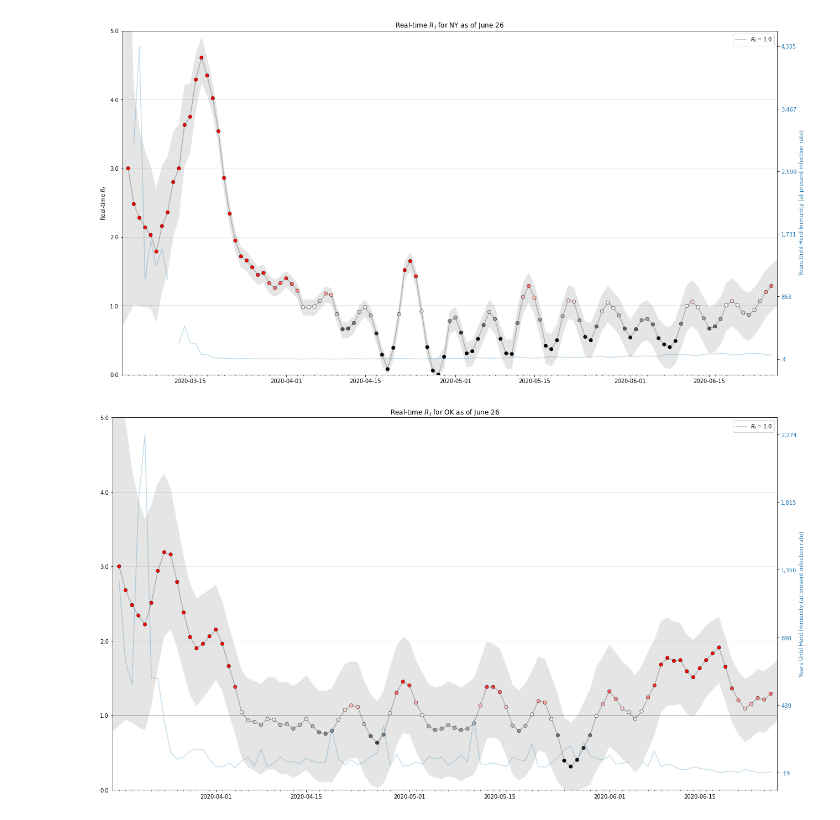
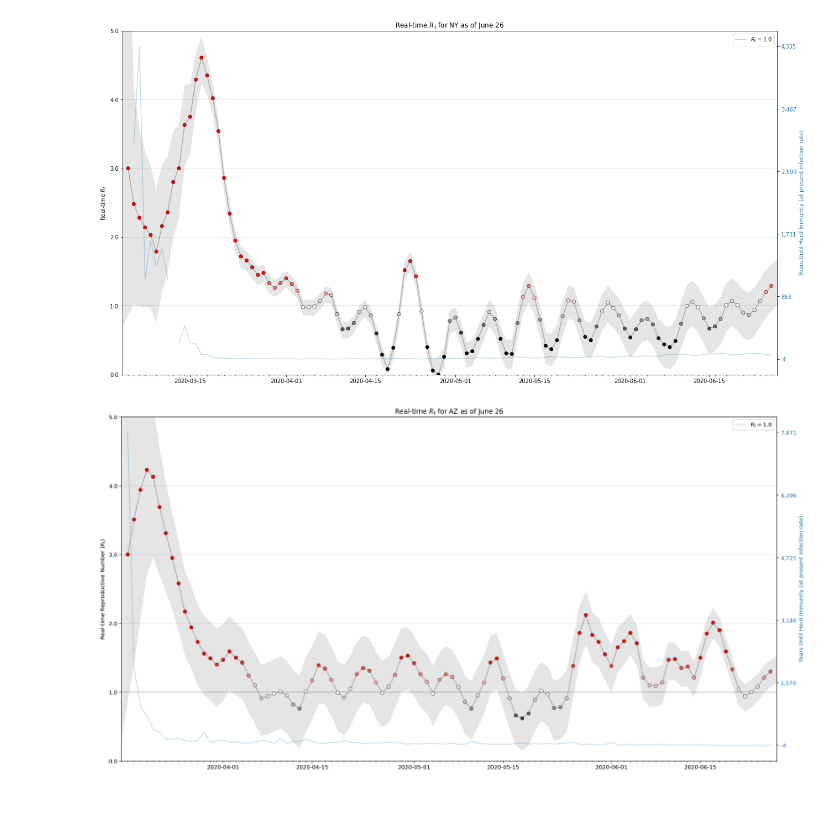
Before and after one commit to dbabbitt/notebooks, a Jupyter notebook: covid19/ipynb/Plot Real-time Rt for One State.ipynb, the cells around one changed output. Drawn from its saved outputs; the diff is of its cells as text; code cells hidden in the pictures.

Commit message:
charts

```diff
--- a/covid19/ipynb/Plot Real-time Rt for One State.ipynb
+++ b/covid19/ipynb/Plot Real-time Rt for One State.ipynb
@@ -150,4 +153,4 @@ def show_one_state(state_name):
     fig.tight_layout()
 
     file_name = re.sub('[^A-Za-z]+', ' ', title).strip().replace(' ', '_')
-    save_fig_as_various(fig, file_name, verbose=True)
+    #save_fig_as_various(fig, file_name, verbose=True)
@@ -177,6 +182,6 @@ Saving plot to D:\Documents\Repositories\notebooks\covid19\saves\svg\Real_time_R
 [figure]
 # %%
 
-show_one_state('OK')
+show_one_state('AZ')
 # %% [output]
-[figure, old version]
+[figure, new version]
```
Also changed, not shown: parts of 2 cells of this notebook, 7 other files.
